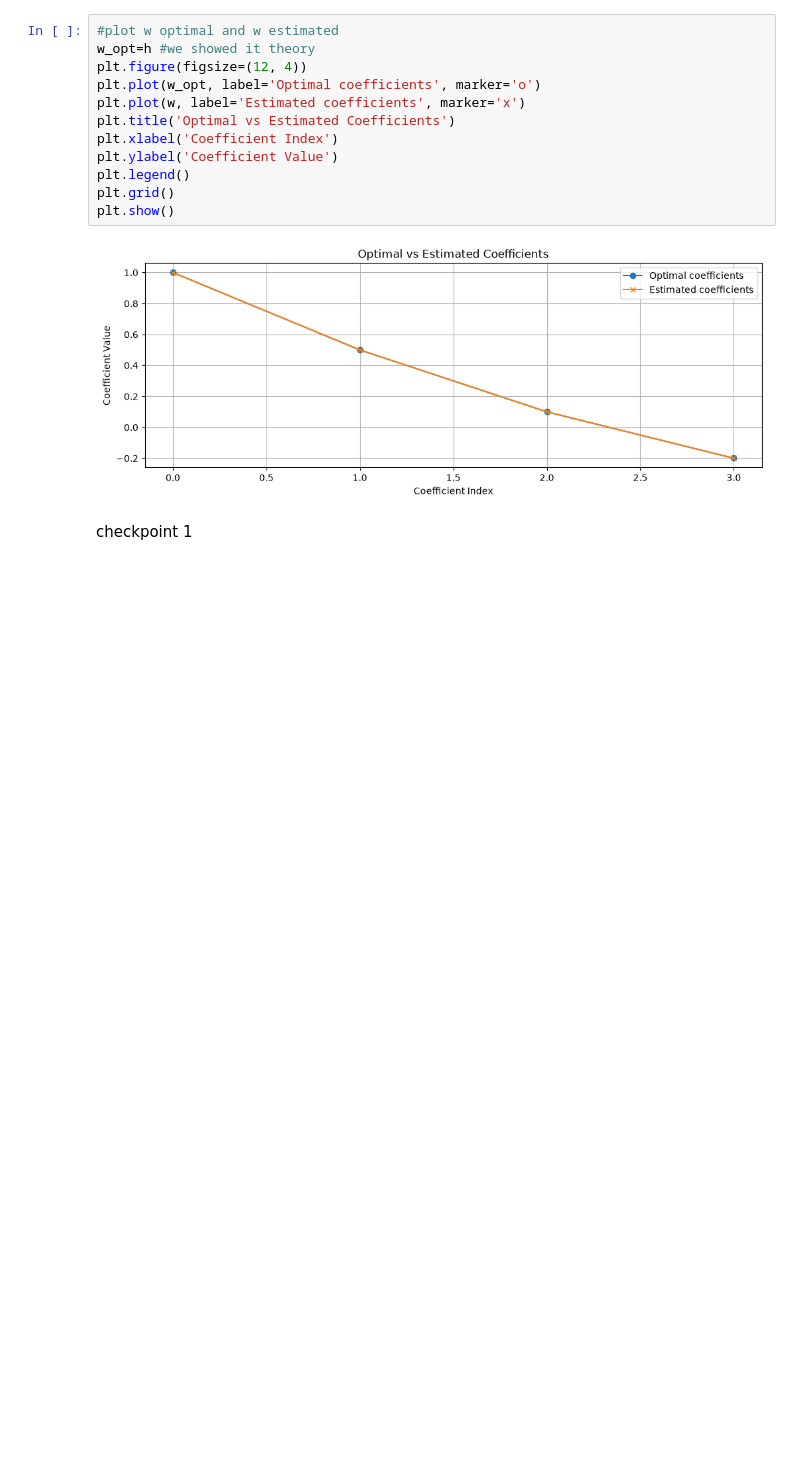
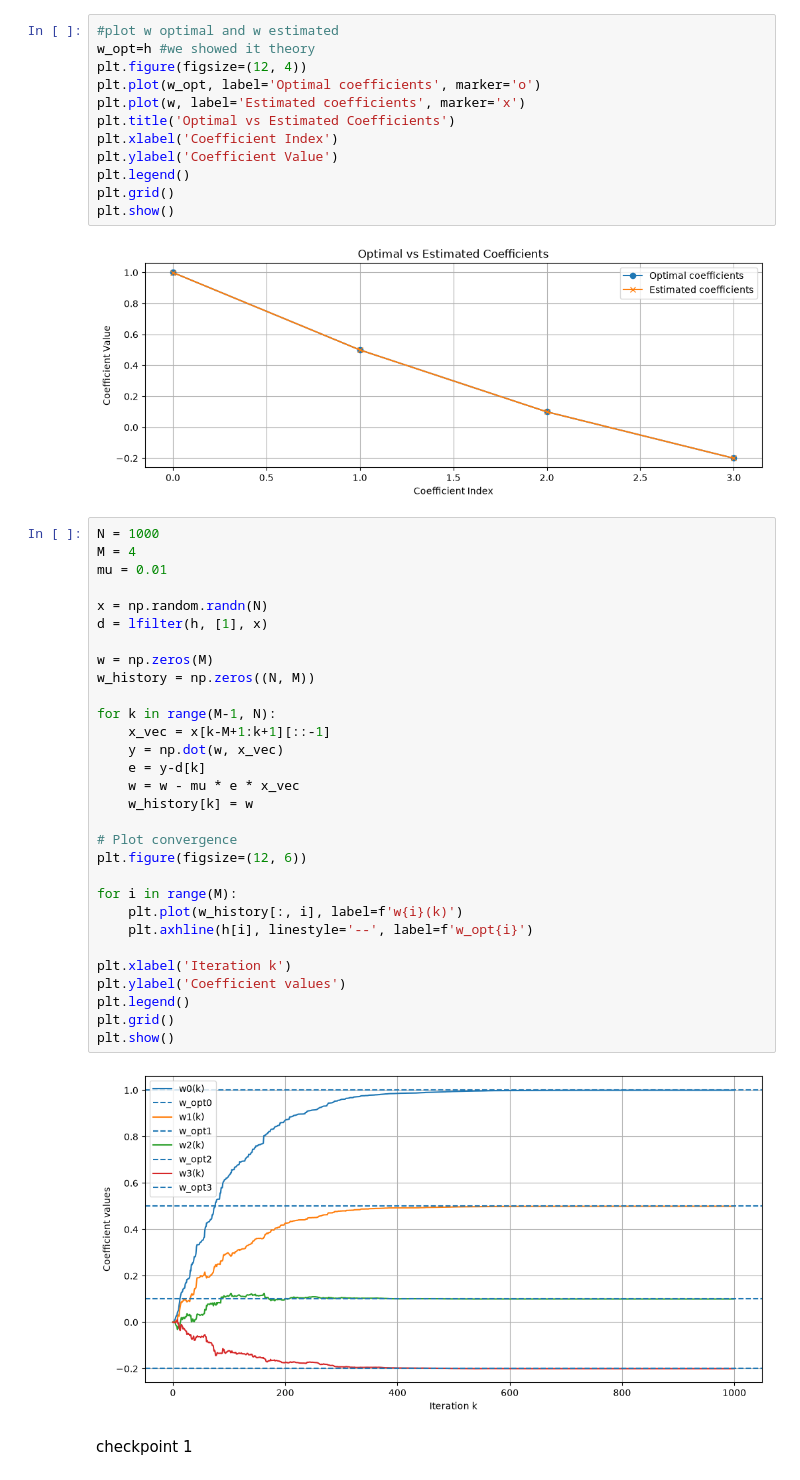
Before and after one commit to fadi0649/signal-avanc-, a Jupyter notebook: TP2/TPSA_LMS_Boutayeb_Mikoungui.ipynb, the cells around one changed output. Drawn from its saved outputs; the diff is of its cells as text; blank space fills up the shorter version.

```diff
--- a/TP2/TPSA_LMS_Boutayeb_Mikoungui.ipynb
+++ b/TP2/TPSA_LMS_Boutayeb_Mikoungui.ipynb
@@ -99,6 +99,38 @@ plt.grid()
 plt.show()
 # %% [output]
 [figure]
+# %%
+N = 1000
+M = 4
+mu = 0.01
+
+x = np.random.randn(N)
+d = lfilter(h, [1], x)
+
+w = np.zeros(M)
+w_history = np.zeros((N, M))
+
+for k in range(M-1, N):
+    x_vec = x[k-M+1:k+1][::-1]
+    y = np.dot(w, x_vec)
+    e = y-d[k]
+    w = w - mu * e * x_vec
+    w_history[k] = w
+
+# Plot convergence
+plt.figure(figsize=(12, 6))
+
+for i in range(M):
+    plt.plot(w_history[:, i], label=f'w{i}(k)')
+    plt.axhline(h[i], linestyle='--', label=f'w_opt{i}')
+
+plt.xlabel('Iteration k')
+plt.ylabel('Coefficient values')
+plt.legend()
+plt.grid()
+plt.show()
+# %% [output]
+[figure, added]
 # %% [markdown]
  checkpoint 1
 # %%
```
Also changed, not shown: parts of 1 cell of this notebook.
